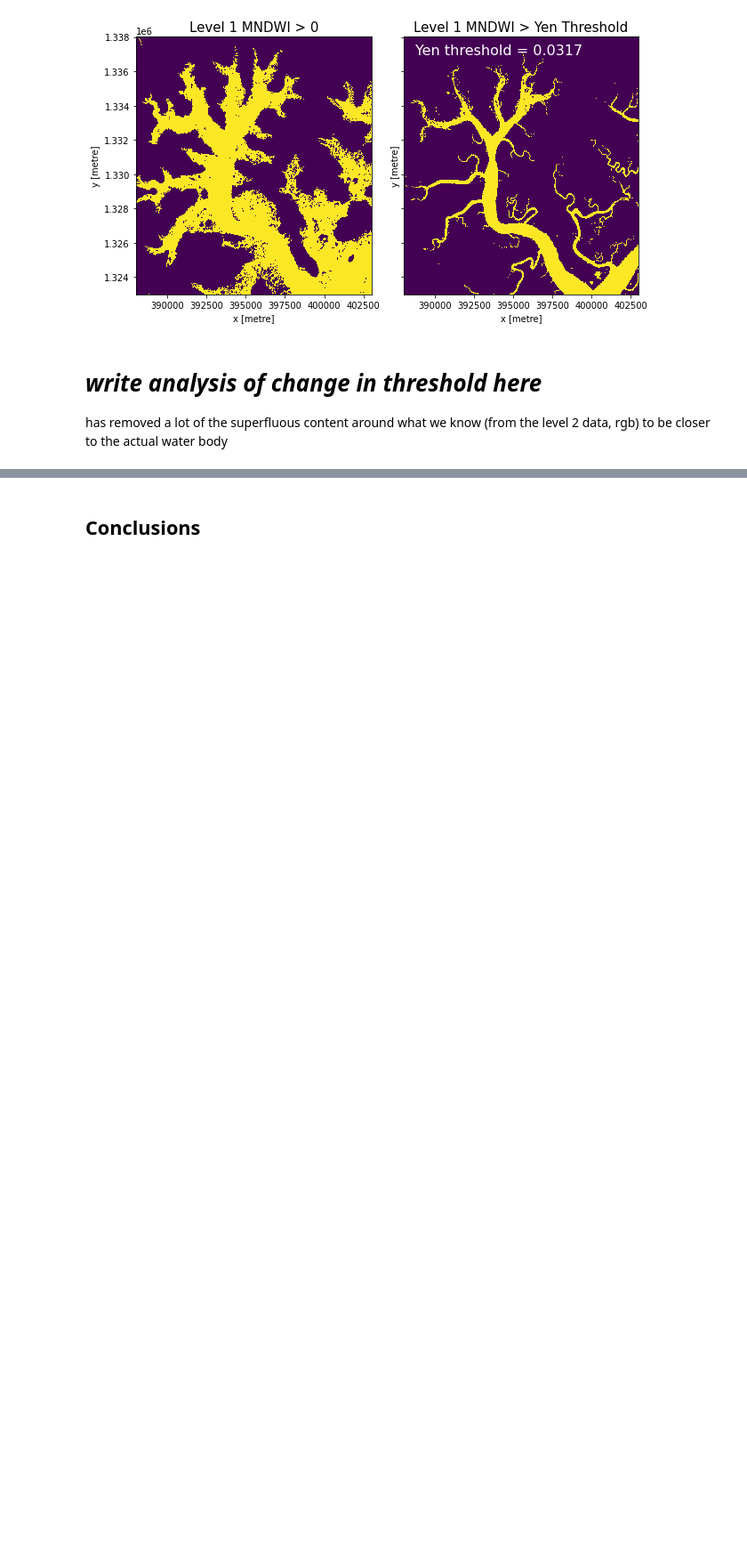
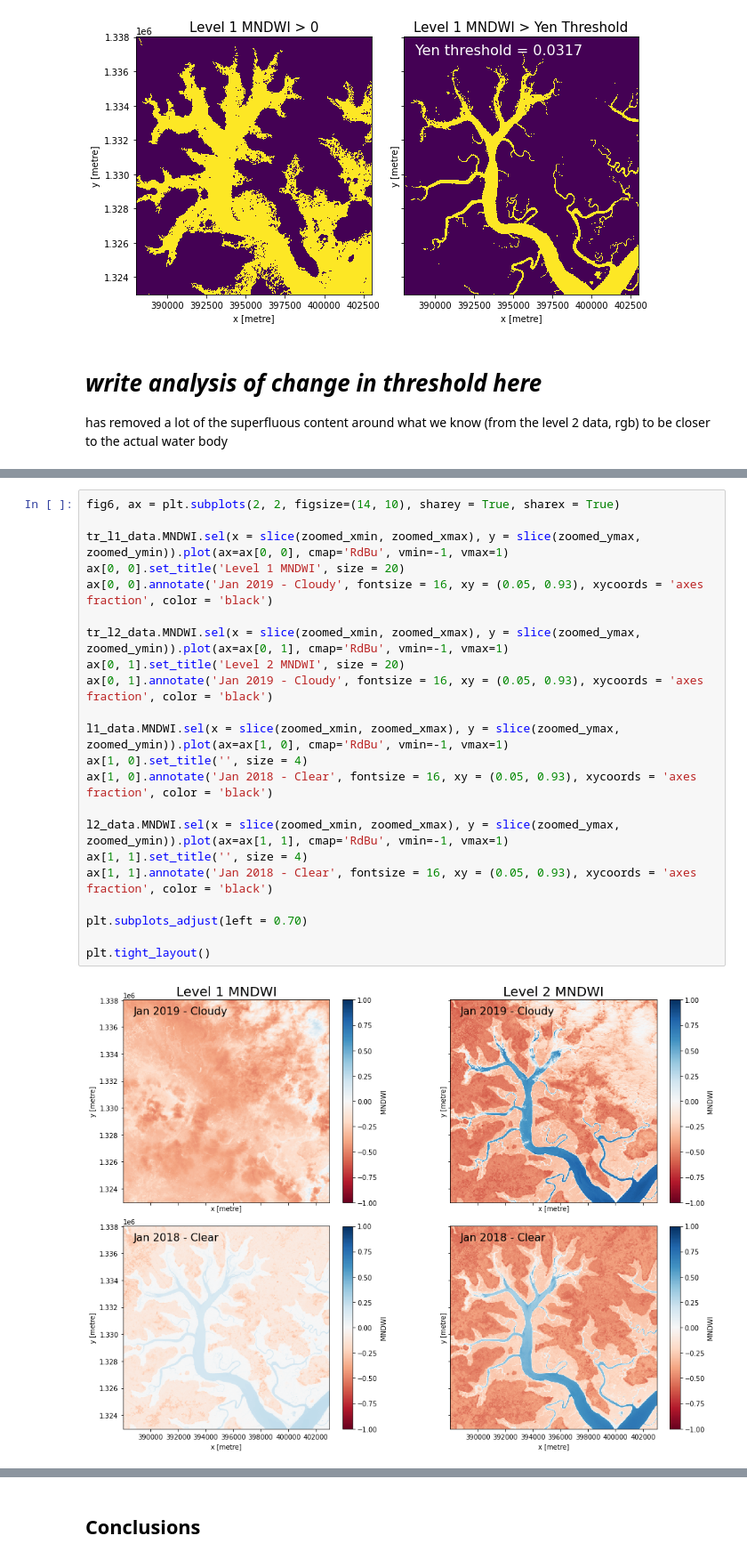
Before and after one commit to eefaye/deafrica-sandbox-notebooks, a Jupyter notebook: MNDWI Comparison - 7 July/Extended2_Level 1 Level 2 Comparison - MNDWI.ipynb, the cells around one changed output, grey strips where cells are left out. Shown at 89% size. Saved outputs shown, nothing was run; the diff lists cells and outputs as text; blank space fills up the shorter version.

```diff
--- a/MNDWI Comparison - 7 July/Extended2_Level 1 Level 2 Comparison - MNDWI.ipynb
+++ b/MNDWI Comparison - 7 July/Extended2_Level 1 Level 2 Comparison - MNDWI.ipynb
@@ -531,0 +535,24 @@ Level 1 is noisier but the new threshold makes a huge difference compared to abo
+# %%
+fig6, ax = plt.subplots(2, 2, figsize=(14, 10), sharey = True, sharex = True)
+
+tr_l1_data.MNDWI.sel(x = slice(zoomed_xmin, zoomed_xmax), y = slice(zoomed_ymax, zoomed_ymin)).plot(ax=ax[0, 0], cmap='RdBu', vmin=-1, vmax=1)
+ax[0, 0].set_title('Level 1 MNDWI', size = 20)
+ax[0, 0].annotate('Jan 2019 - Cloudy', fontsize = 16, xy = (0.05, 0.93), xycoords = 'axes fraction', color = 'black')
+
+tr_l2_data.MNDWI.sel(x = slice(zoomed_xmin, zoomed_xmax), y = slice(zoomed_ymax, zoomed_ymin)).plot(ax=ax[0, 1], cmap='RdBu', vmin=-1, vmax=1)
+ax[0, 1].set_title('Level 2 MNDWI', size = 20)
+ax[0, 1].annotate('Jan 2019 - Cloudy', fontsize = 16, xy = (0.05, 0.93), xycoords = 'axes fraction', color = 'black')
+
+l1_data.MNDWI.sel(x = slice(zoomed_xmin, zoomed_xmax), y = slice(zoomed_ymax, zoomed_ymin)).plot(ax=ax[1, 0], cmap='RdBu', vmin=-1, vmax=1)
+ax[1, 0].set_title('', size = 4)
+ax[1, 0].annotate('Jan 2018 - Clear', fontsize = 16, xy = (0.05, 0.93), xycoords = 'axes fraction', color = 'black')
+
+l2_data.MNDWI.sel(x = slice(zoomed_xmin, zoomed_xmax), y = slice(zoomed_ymax, zoomed_ymin)).plot(ax=ax[1, 1], cmap='RdBu', vmin=-1, vmax=1)
+ax[1, 1].set_title('', size = 4)
+ax[1, 1].annotate('Jan 2018 - Clear', fontsize = 16, xy = (0.05, 0.93), xycoords = 'axes fraction', color = 'black')
+
+plt.subplots_adjust(left = 0.70)
+
+plt.tight_layout()
+# %% [output]
+[figure, added]
```
Also changed, not shown: parts of 17 cells of this notebook.
